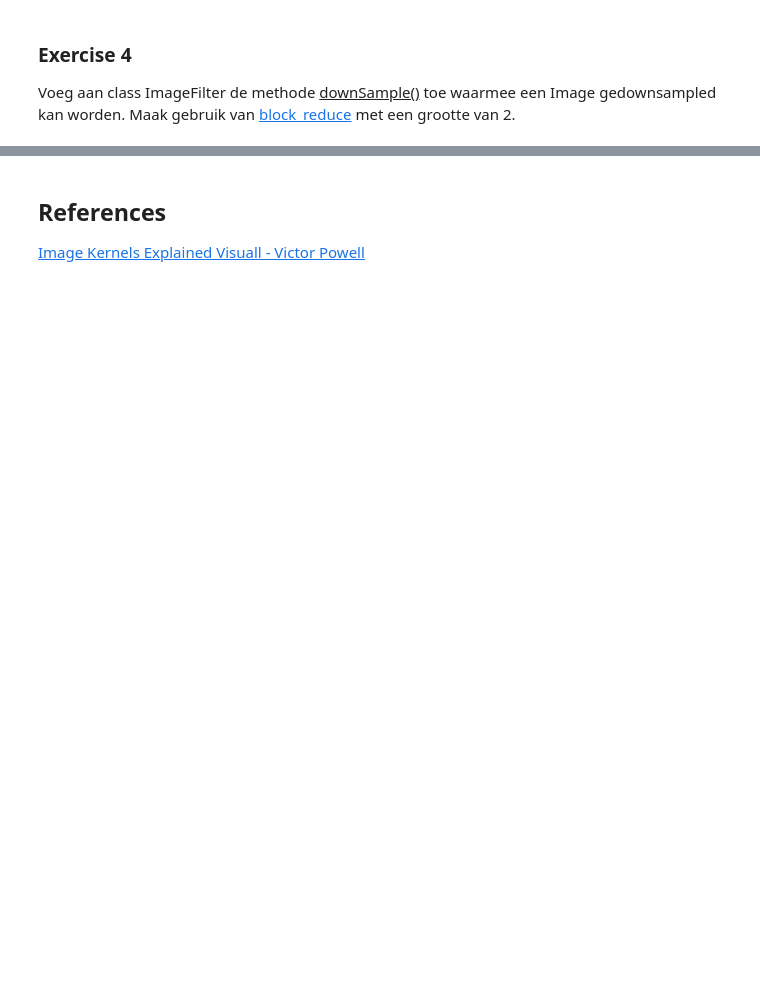
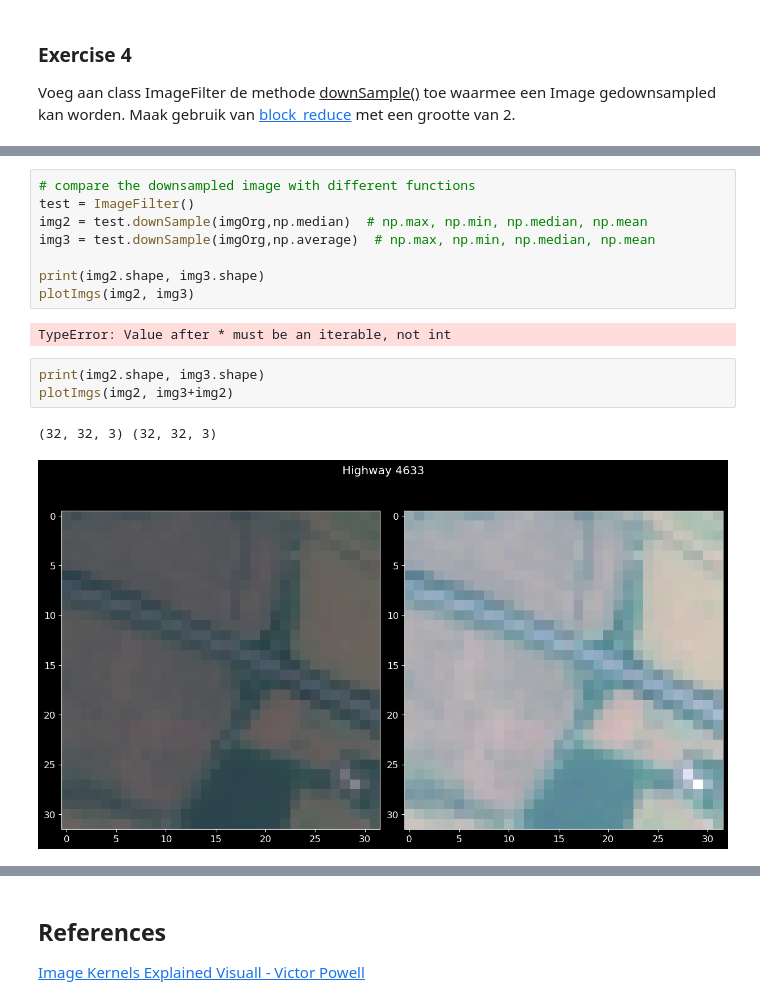
Before and after one commit to ArachDyrr/Make_AI_Work_3, a Jupyter notebook: practica/01. Beeldherkenning/Practicum/image_procssing/numpy/numpy_opdracht2.ipynb, the cells around one changed output, grey strips where cells are left out. Cells and saved outputs as stored; diff of their text form; blank space fills up the shorter version.

```diff
--- a/practica/01. Beeldherkenning/Practicum/image_procssing/numpy/numpy_opdracht2.ipynb
+++ b/practica/01. Beeldherkenning/Practicum/image_procssing/numpy/numpy_opdracht2.ipynb
@@ -309,0 +360,16 @@ ValueError: convolve2d inputs must both be 2-D arrays
+# %%
+# compare the downsampled image with different functions
+test = ImageFilter()
+img2 = test.downSample(imgOrg,np.median)  # np.max, np.min, np.median, np.mean
+img3 = test.downSample(imgOrg,np.average)  # np.max, np.min, np.median, np.mean
+
+print(img2.shape, img3.shape)
+plotImgs(img2, img3)
+# %% [output]
+TypeError: Value after * must be an iterable, not int
+# %%
+print(img2.shape, img3.shape)
+plotImgs(img2, img3+img2)
+# %% [output]
+(32, 32, 3) (32, 32, 3)
+[figure, added]
```
Also changed, not shown: parts of 16 cells of this notebook.
